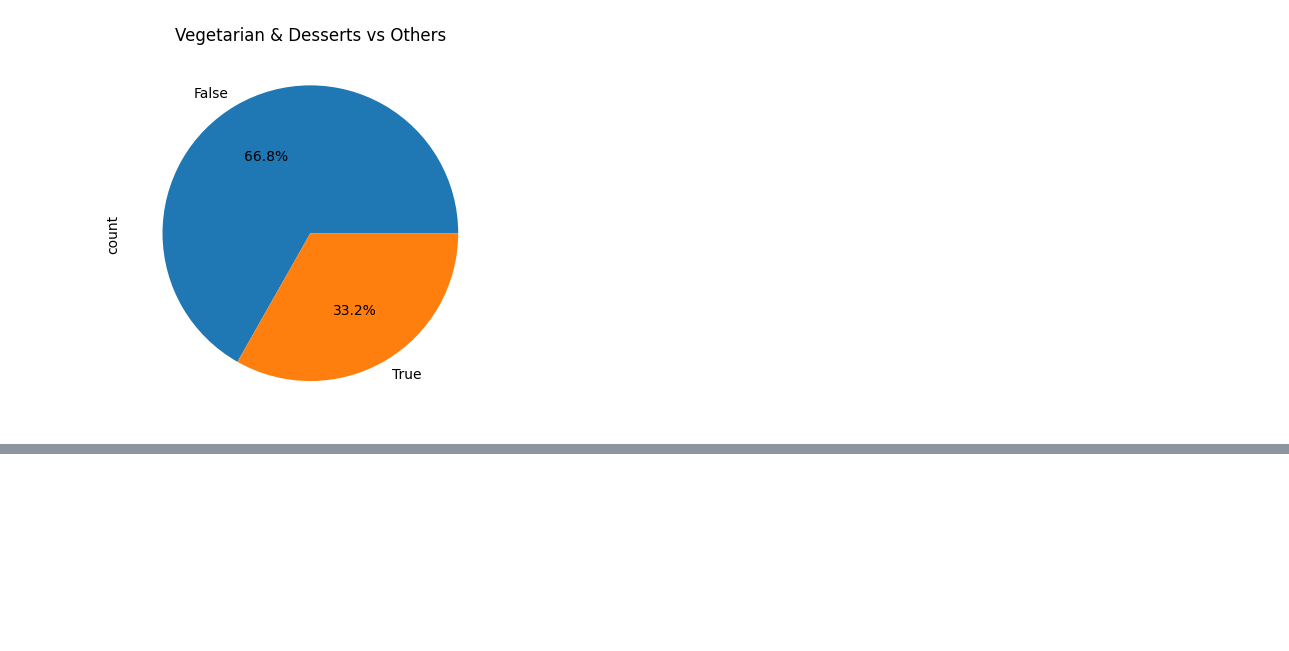
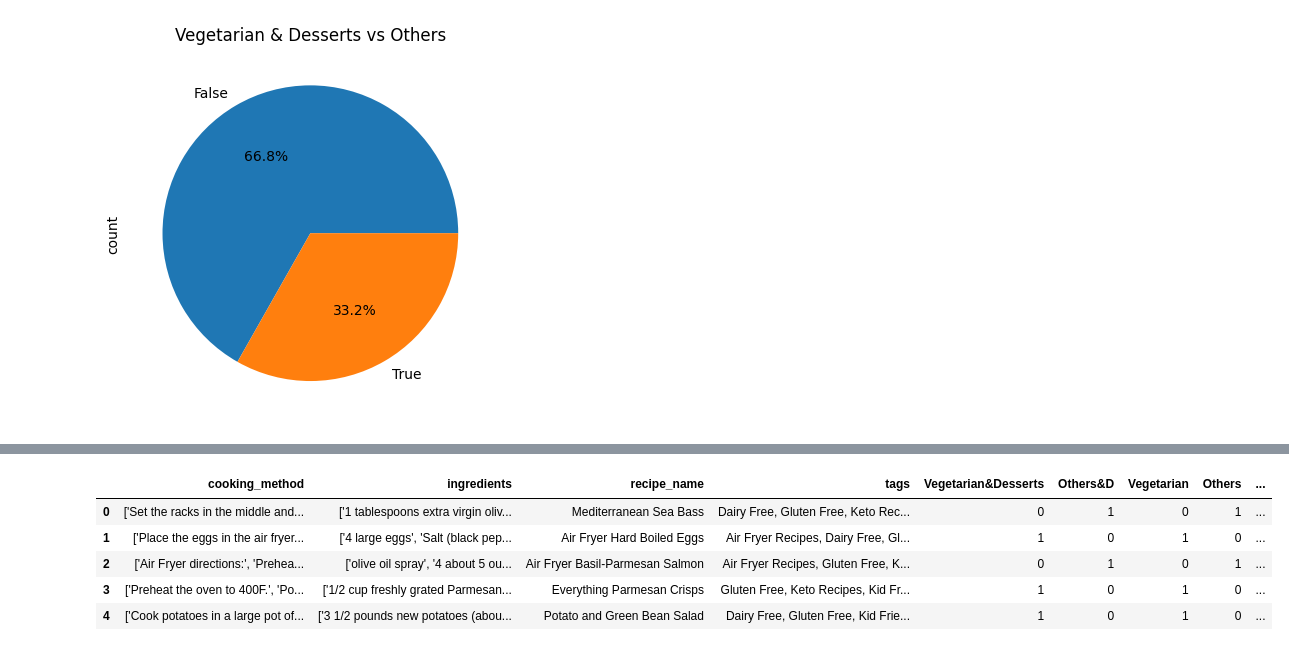
Before and after one commit to lavo2/HLT-Project, a Jupyter notebook: prove.ipynb, the cells around one changed output, grey strips where cells are left out. Saved outputs shown, nothing was run; the diff lists cells and outputs as text; code cells hidden in the pictures; blank space fills up the shorter version.

```diff
--- a/prove.ipynb
+++ b/prove.ipynb
@@ -248,0 +276,15 @@ plt.show()
+# %%
+# convert the True and False values to 1 and 0 in the Vegetarian and Others columns
+df['Vegetarian'] = df['Vegetarian'].astype(int)
+df['Others'] = df['Others'].astype(int)
+df['Vegetarian&Desserts'] = df['Vegetarian&Desserts'].astype(int)
+df['Others&D'] = df['Others&D'].astype(int)
+
+df.head()
+# %% [output]
+|  | cooking_method | ingredients | recipe_name | tags | Vegetarian&Desserts | Others&D | Vegetarian | Others | ... |
+| 0 | ['Set the racks in the middle and... | ['1 tablespoons extra virgin oliv... | Mediterranean Sea Bass | Dairy Free, Gluten Free, Keto Rec... | 0 | 1 | 0 | 1 | ... |
+| 1 | ['Place the eggs in the air fryer... | ['4 large eggs', 'Salt (black pep... | Air Fryer Hard Boiled Eggs | Air Fryer Recipes, Dairy Free, Gl... | 1 | 0 | 1 | 0 | ... |
+| 2 | ['Air Fryer directions:', 'Prehea... | ['olive oil spray', '4 about 5 ou... | Air Fryer Basil-Parmesan Salmon | Air Fryer Recipes, Gluten Free, K... | 0 | 1 | 0 | 1 | ... |
+| 3 | ['Preheat the oven to 400F.', 'Po... | ['1/2 cup freshly grated Parmesan... | Everything Parmesan Crisps | Gluten Free, Keto Recipes, Kid Fr... | 1 | 0 | 1 | 0 | ... |
+| 4 | ['Cook potatoes in a large pot of... | ['3 1/2 pounds new potatoes (abou... | Potato and Green Bean Salad | Dairy Free, Gluten Free, Kid Frie... | 1 | 0 | 1 | 0 | ... |
```
Also changed, not shown: parts of 7 cells of this notebook.
